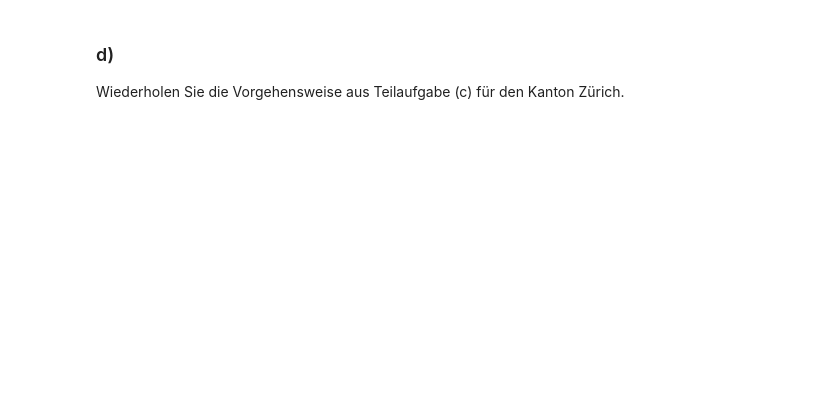
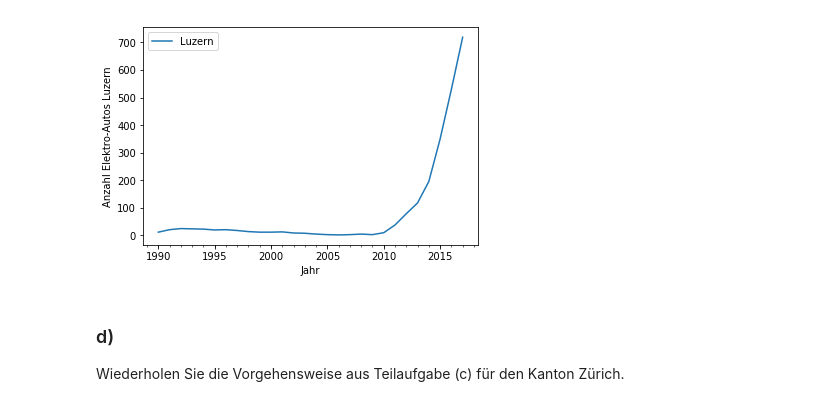
Before and after one commit to KilnOfTheSecondFlame/STAT_HS18_Exercises, a Jupyter notebook: 12_Exercise12/12_Exercise12.ipynb, the cells around one changed output. Saved outputs shown, nothing was run; the diff lists cells and outputs as text; code cells hidden in the pictures; blank space fills up the shorter version.

```diff
--- a/12_Exercise12/12_Exercise12.ipynb
+++ b/12_Exercise12/12_Exercise12.ipynb
@@ -41,0 +46,5 @@ plt.show()
+# %%
+pw_electric = pd.read_csv(r'./PW_electric.csv', sep=',',
+    skiprows=2, header=0,
+    encoding = "utf-8",
+    index_col=0)
@@ -42,3 +82,14 @@ plt.show()
+# %%
+pw_electric_luzern = DataFrame(pw_electric.loc["Luzern","1990":"2017"])
+pw_electric_luzern
+pw_electric_luzern["Year"] = pd.DatetimeIndex(pw_electric_luzern.index)
+pw_electric_luzern.set_index("Year", inplace=True)
+pw_electric_luzern.plot()
+plt.xlabel("Jahr")
+plt.ylabel("Anzahl Elektro-Autos Luzern")
+plt.show()
+# %% [output]
+[figure, added]
 # %% [markdown]
  ### d)
  Wiederholen Sie die Vorgehensweise aus Teilaufgabe (c) für den Kanton Zürich.
```
Also changed, not shown: parts of 7 cells of this notebook, 1 other file.
